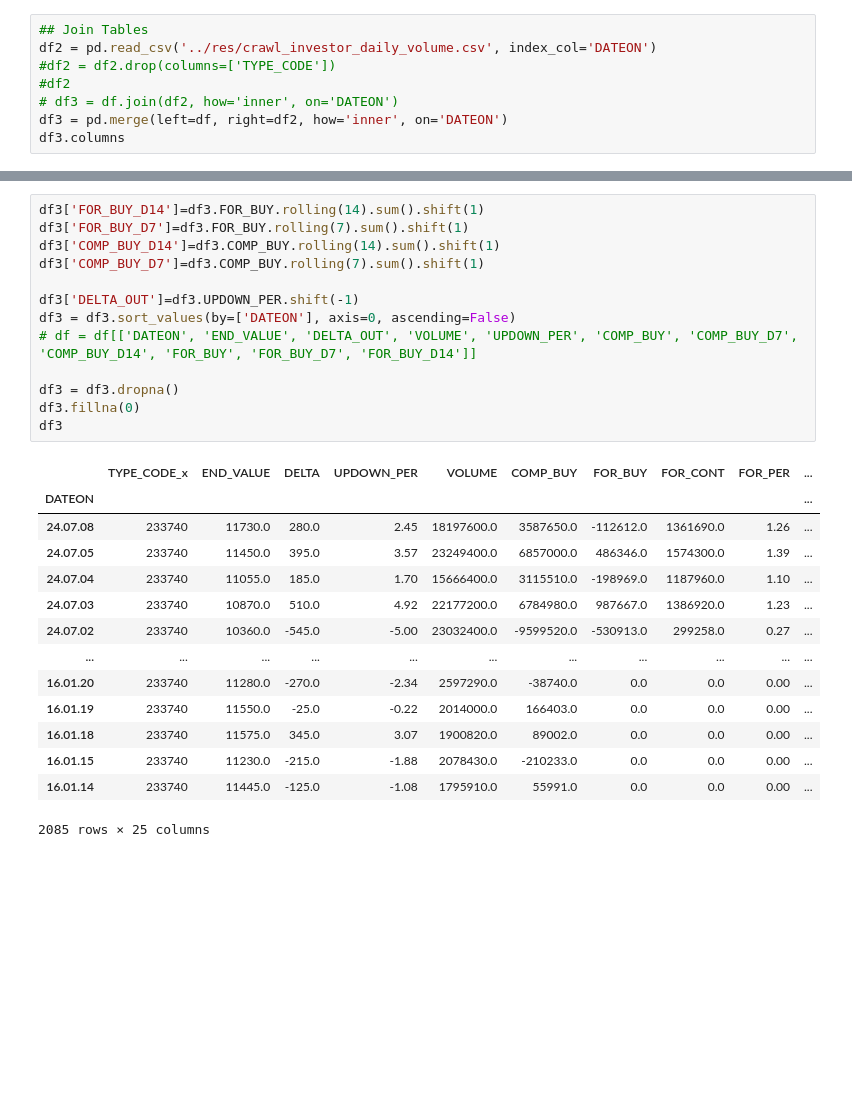
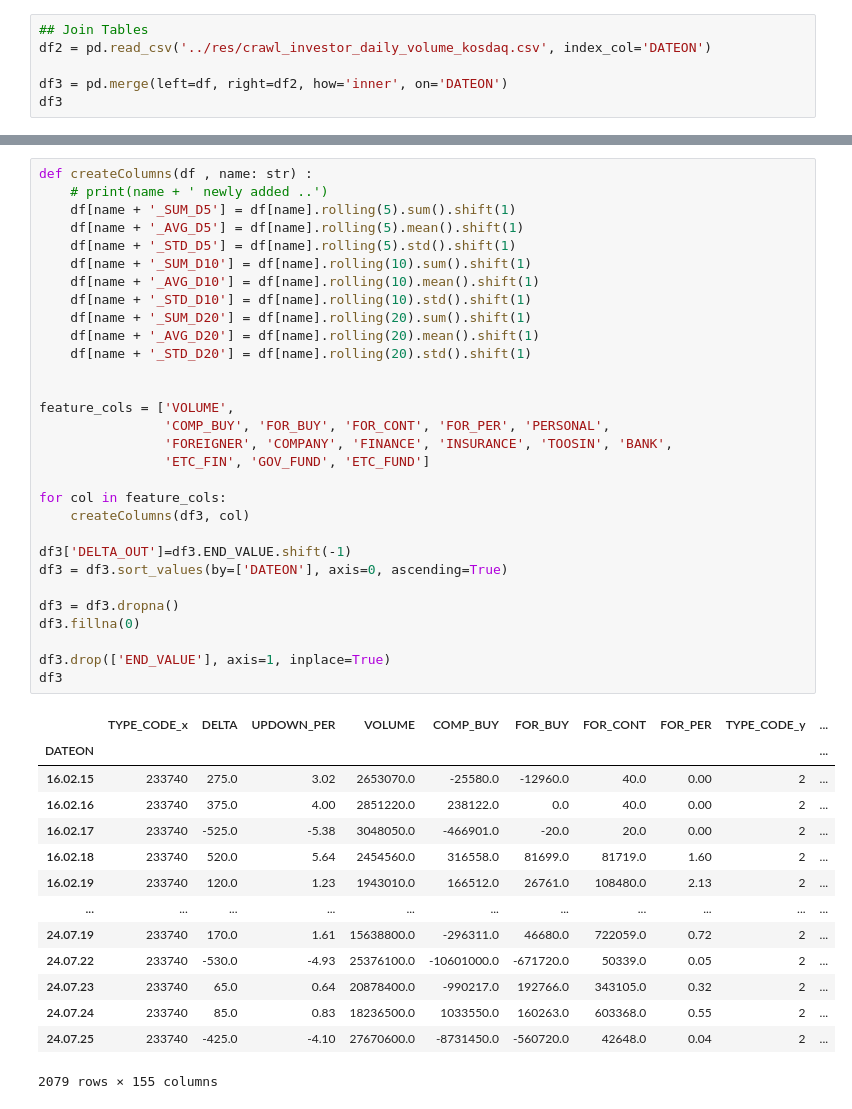
Before and after one commit to gonni/myFirstPyCrawl, a Jupyter notebook: ml/StockPredict.ipynb, the cells around one changed output, grey strips where cells are left out. Saved outputs shown, nothing was run; the diff lists cells and outputs as text; blank space fills up the shorter version.

Commit message:
daily commit

```diff
--- a/ml/StockPredict.ipynb
+++ b/ml/StockPredict.ipynb
@@ -24,10 +22,8 @@ df
 2100 rows × 9 columns
 # %%
 ## Join Tables
-df2 = pd.read_csv('../res/crawl_investor_daily_volume.csv', index_col='DATEON')
-#df2 = df2.drop(columns=['TYPE_CODE'])
-#df2
-# df3 = df.join(df2, how='inner', on='DATEON')
+df2 = pd.read_csv('../res/crawl_investor_daily_volume_kosdaq.csv', index_col='DATEON')
+
 df3 = pd.merge(left=df, right=df2, how='inner', on='DATEON')
-df3.columns
+df3
 # %% [output]
@@ -39,31 +44,48 @@ Index(['TYPE_CODE_x', 'END_VALUE', 'DELTA', 'UPDOWN_PER', 'VOLUME', 'COMP_BUY',
 # %%
-df3['FOR_BUY_D14']=df3.FOR_BUY.rolling(14).sum().shift(1)
-df3['FOR_BUY_D7']=df3.FOR_BUY.rolling(7).sum().shift(1)
-df3['COMP_BUY_D14']=df3.COMP_BUY.rolling(14).sum().shift(1)
-df3['COMP_BUY_D7']=df3.COMP_BUY.rolling(7).sum().shift(1)
+def createColumns(df , name: str) :
+    # print(name + ' newly added ..')
+    df[name + '_SUM_D5'] = df[name].rolling(5).sum().shift(1)
+    df[name + '_AVG_D5'] = df[name].rolling(5).mean().shift(1)
+    df[name + '_STD_D5'] = df[name].rolling(5).std().shift(1)
+    df[name + '_SUM_D10'] = df[name].rolling(10).sum().shift(1)
+    df[name + '_AVG_D10'] = df[name].rolling(10).mean().shift(1)
+    df[name + '_STD_D10'] = df[name].rolling(10).std().shift(1)
+    df[name + '_SUM_D20'] = df[name].rolling(20).sum().shift(1)
+    df[name + '_AVG_D20'] = df[name].rolling(20).mean().shift(1)
+    df[name + '_STD_D20'] = df[name].rolling(20).std().shift(1)
 
-df3['DELTA_OUT']=df3.UPDOWN_PER.shift(-1)
-df3 = df3.sort_values(by=['DATEON'], axis=0, ascending=False)
-# df = df[['DATEON', 'END_VALUE', 'DELTA_OUT', 'VOLUME', 'UPDOWN_PER', 'COMP_BUY', 'COMP_BUY_D7', 'COMP_BUY_D14', 'FOR_BUY', 'FOR_BUY_D7', 'FOR_BUY_D14']]
+
+feature_cols = ['VOLUME',
+                'COMP_BUY', 'FOR_BUY', 'FOR_CONT', 'FOR_PER', 'PERSONAL',
+                'FOREIGNER', 'COMPANY', 'FINANCE', 'INSURANCE', 'TOOSIN', 'BANK',
+                'ETC_FIN', 'GOV_FUND', 'ETC_FUND']
+
+for col in feature_cols:
+    createColumns(df3, col)
+
+df3['DELTA_OUT']=df3.END_VALUE.shift(-1)
+df3 = df3.sort_values(by=['DATEON'], axis=0, ascending=True)
 
 df3 = df3.dropna()
 df3.fillna(0)
+
+df3.drop(['END_VALUE'], axis=1, inplace=True)
 df3
 # %% [output]
-|  | TYPE_CODE_x | END_VALUE | DELTA | UPDOWN_PER | VOLUME | COMP_BUY | FOR_BUY | FOR_CONT | FOR_PER | ... |
+|  | TYPE_CODE_x | DELTA | UPDOWN_PER | VOLUME | COMP_BUY | FOR_BUY | FOR_CONT | FOR_PER | TYPE_CODE_y | ... |
 | DATEON |  |  |  |  |  |  |  |  |  | ... |
-| 24.07.08 | 233740 | 11730.0 | 280.0 | 2.45 | 18197600.0 | 3587650.0 | -112612.0 | 1361690.0 | 1.26 | ... |
-| 24.07.05 | 233740 | 11450.0 | 395.0 | 3.57 | 23249400.0 | 6857000.0 | 486346.0 | 1574300.0 | 1.39 | ... |
-| 24.07.04 | 233740 | 11055.0 | 185.0 | 1.70 | 15666400.0 | 3115510.0 | -198969.0 | 1187960.0 | 1.10 | ... |
-| 24.07.03 | 233740 | 10870.0 | 510.0 | 4.92 | 22177200.0 | 6784980.0 | 987667.0 | 1386920.0 | 1.23 | ... |
-| 24.07.02 | 233740 | 10360.0 | -545.0 | -5.00 | 23032400.0 | -9599520.0 | -530913.0 | 299258.0 | 0.27 | ... |
+| 16.02.15 | 233740 | 275.0 | 3.02 | 2653070.0 | -25580.0 | -12960.0 | 40.0 | 0.00 | 2 | ... |
+| 16.02.16 | 233740 | 375.0 | 4.00 | 2851220.0 | 238122.0 | 0.0 | 40.0 | 0.00 | 2 | ... |
+| 16.02.17 | 233740 | -525.0 | -5.38 | 3048050.0 | -466901.0 | -20.0 | 20.0 | 0.00 | 2 | ... |
+| 16.02.18 | 233740 | 520.0 | 5.64 | 2454560.0 | 316558.0 | 81699.0 | 81719.0 | 1.60 | 2 | ... |
+| 16.02.19 | 233740 | 120.0 | 1.23 | 1943010.0 | 166512.0 | 26761.0 | 108480.0 | 2.13 | 2 | ... |
 | ... | ... | ... | ... | ... | ... | ... | ... | ... | ... | ... |
-| 16.01.20 | 233740 | 11280.0 | -270.0 | -2.34 | 2597290.0 | -38740.0 | 0.0 | 0.0 | 0.00 | ... |
-| 16.01.19 | 233740 | 11550.0 | -25.0 | -0.22 | 2014000.0 | 166403.0 | 0.0 | 0.0 | 0.00 | ... |
-| 16.01.18 | 233740 | 11575.0 | 345.0 | 3.07 | 1900820.0 | 89002.0 | 0.0 | 0.0 | 0.00 | ... |
-| 16.01.15 | 233740 | 11230.0 | -215.0 | -1.88 | 2078430.0 | -210233.0 | 0.0 | 0.0 | 0.00 | ... |
-| 16.01.14 | 233740 | 11445.0 | -125.0 | -1.08 | 1795910.0 | 55991.0 | 0.0 | 0.0 | 0.00 | ... |
+| 24.07.19 | 233740 | 170.0 | 1.61 | 15638800.0 | -296311.0 | 46680.0 | 722059.0 | 0.72 | 2 | ... |
+| 24.07.22 | 233740 | -530.0 | -4.93 | 25376100.0 | -10601000.0 | -671720.0 | 50339.0 | 0.05 | 2 | ... |
+| 24.07.23 | 233740 | 65.0 | 0.64 | 20878400.0 | -990217.0 | 192766.0 | 343105.0 | 0.32 | 2 | ... |
+| 24.07.24 | 233740 | 85.0 | 0.83 | 18236500.0 | 1033550.0 | 160263.0 | 603368.0 | 0.55 | 2 | ... |
+| 24.07.25 | 233740 | -425.0 | -4.10 | 27670600.0 | -8731450.0 | -560720.0 | 42648.0 | 0.04 | 2 | ... |
-2085 rows × 25 columns
+2079 rows × 155 columns
 # %%
 # train = df3[df3['DATEON'] < '24.05.01']
 # test = df3.drop(train.index)
```
Also changed, not shown: parts of 8 cells of this notebook, 6 other files.
